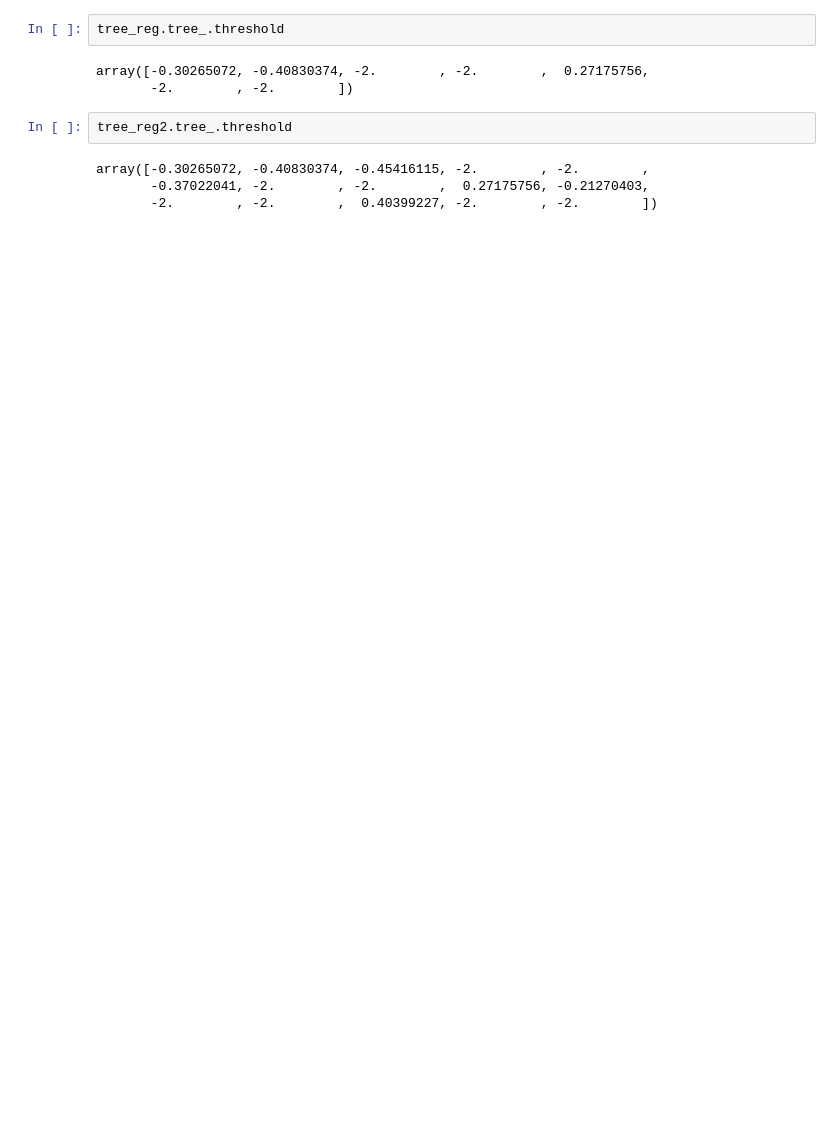
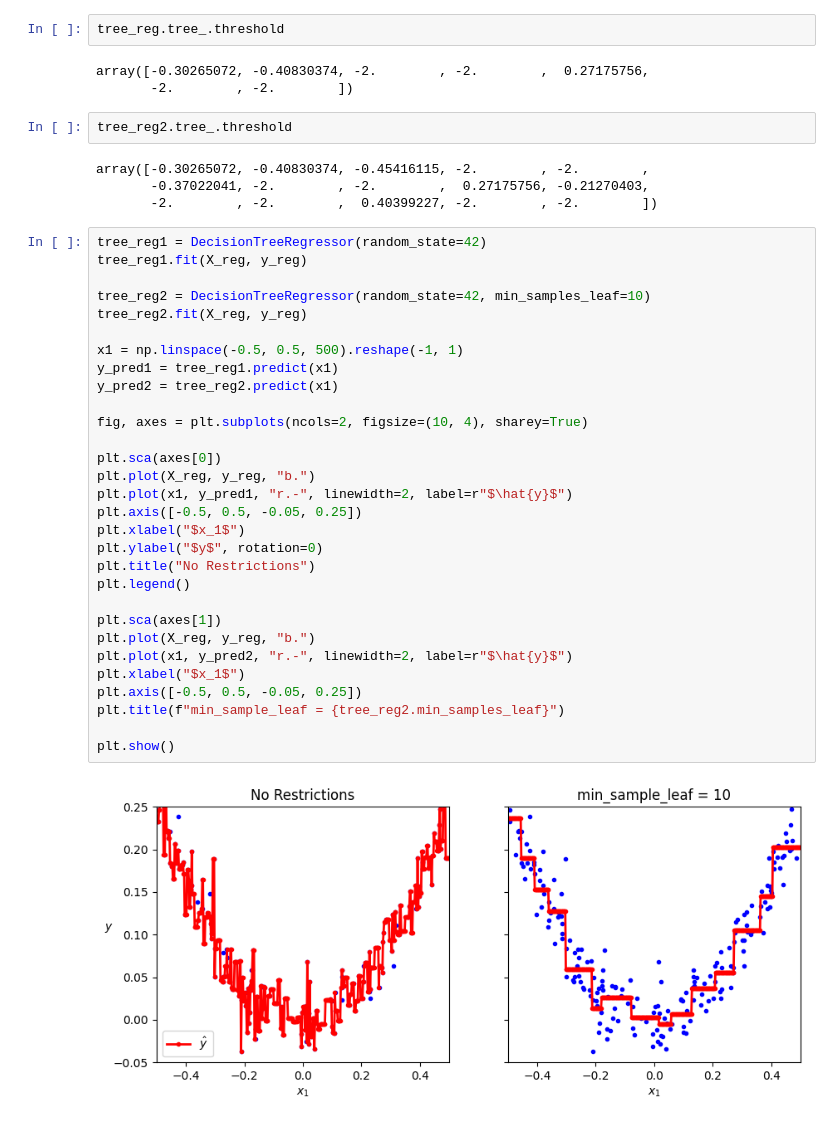
Before and after one commit to sunodmongia/DecisionTree, a Jupyter notebook: DecisionTree.ipynb, the cells around one changed output. Cells and saved outputs as stored; diff of their text form; blank space fills up the shorter version.

```diff
--- a/DecisionTree.ipynb
+++ b/DecisionTree.ipynb
@@ -236,3 +236,35 @@ tree_reg2.tree_.threshold
 array([-0.30265072, -0.40830374, -0.45416115, -2.        , -2.        ,
        -0.37022041, -2.        , -2.        ,  0.27175756, -0.21270403,
        -2.        , -2.        ,  0.40399227, -2.        , -2.        ])
+# %%
+tree_reg1 = DecisionTreeRegressor(random_state=42)
+tree_reg1.fit(X_reg, y_reg)
+
+tree_reg2 = DecisionTreeRegressor(random_state=42, min_samples_leaf=10)
+tree_reg2.fit(X_reg, y_reg)
+
+x1 = np.linspace(-0.5, 0.5, 500).reshape(-1, 1)
+y_pred1 = tree_reg1.predict(x1)
+y_pred2 = tree_reg2.predict(x1)
+
+fig, axes = plt.subplots(ncols=2, figsize=(10, 4), sharey=True)
+
+plt.sca(axes[0])
+plt.plot(X_reg, y_reg, "b.")
+plt.plot(x1, y_pred1, "r.-", linewidth=2, label=r"$\hat{y}$")
+plt.axis([-0.5, 0.5, -0.05, 0.25])
+plt.xlabel("$x_1$")
+plt.ylabel("$y$", rotation=0)
+plt.title("No Restrictions")
+plt.legend()
+
+plt.sca(axes[1])
+plt.plot(X_reg, y_reg, "b.")
+plt.plot(x1, y_pred2, "r.-", linewidth=2, label=r"$\hat{y}$")
+plt.xlabel("$x_1$")
+plt.axis([-0.5, 0.5, -0.05, 0.25])
+plt.title(f"min_sample_leaf = {tree_reg2.min_samples_leaf}")
+
+plt.show()
+# %% [output]
+[figure, added]
```
Also changed, not shown: parts of 3 cells of this notebook.
